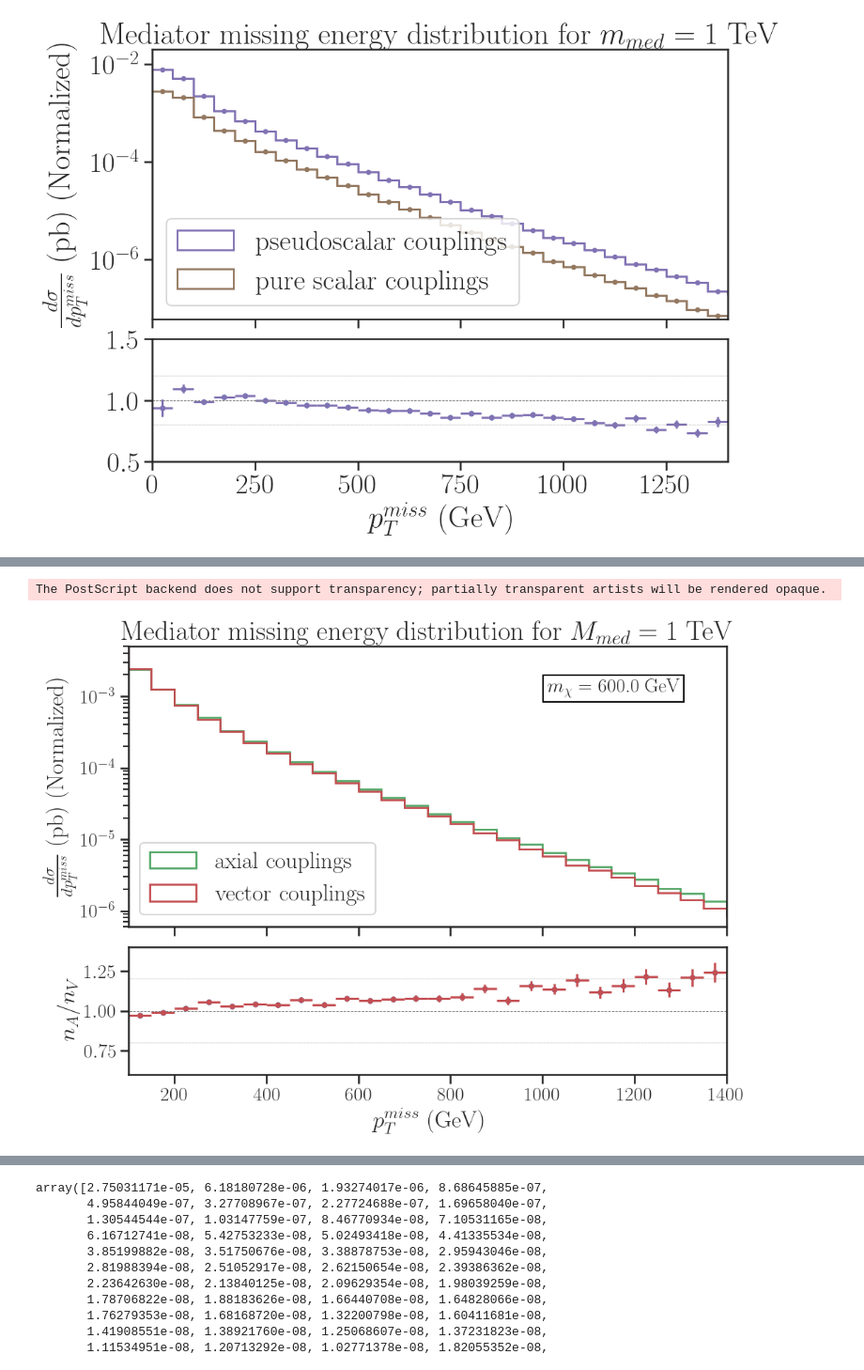
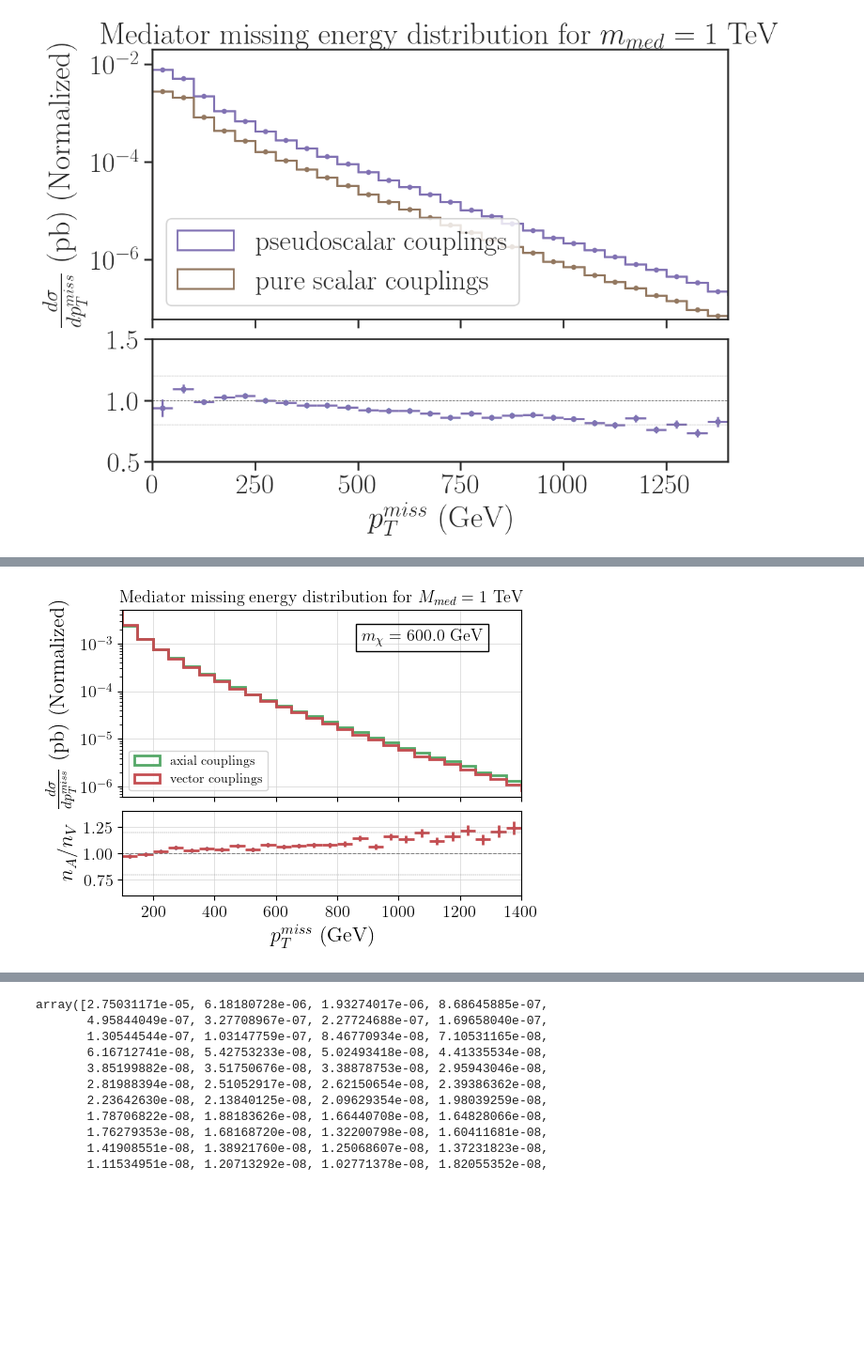
Before and after one commit to andlessa/MonoXSMS, a Jupyter notebook: notebooks/PlotPT-MediatorLHE.ipynb, the cells around one changed output, grey strips where cells are left out. Shown at 94% size. Drawn from its saved outputs; the diff is of its cells as text; code cells hidden in the pictures; blank space fills up the shorter version.

```diff
--- a/notebooks/PlotPT-MediatorLHE.ipynb
+++ b/notebooks/PlotPT-MediatorLHE.ipynb
@@ -528,5 +522,5 @@ The PostScript backend does not support transparency; partially transparent arti
 # %%
-figs, ax = plt.subplots(2,sharex=True, gridspec_kw = {'height_ratios':[2.2, 1]},figsize=(14,10))
+figs, ax = plt.subplots(2,sharex=True, gridspec_kw = {'height_ratios':[2.2, 1]})
 plt.subplots_adjust(left=0.12, bottom=0.12, right=0.97, top=None, wspace=None, hspace=0.1)
 
 k = totalweight['pseudoscalar_run04']/totalweight['scalar_run04']
@@ -568,11 +562,11 @@ ax[0].set_yscale('log')
 ax[0].set_ylim(6e-7,3e-3)
 ax[0].set_ylabel(r'$\frac{d\sigma}{d p_T^{miss}}$ (pb) (Normalized)')
 ax[0].set_xlim(100,1400)
-ax[0].legend(loc='lower left', fontsize=22)
+ax[0].legend(loc='lower left')
 ax[0].set_title(r'Mediator missing energy distribution for $M_{med} = 1$ TeV')
 
-ax[0].text(0.7,3,r'$m_{\chi} =$ %.1f GeV' %parameters['scalar_run04']['mDM'],
-           fontsize=20,bbox=dict(facecolor='none', edgecolor='black'),transform = plt.gca().transAxes)
+ax[0].text(0.5,3,r'$m_{\chi} =$ %.1f GeV' %parameters['scalar_run04']['mDM'],
+           bbox=dict(facecolor='none', edgecolor='black'),transform = plt.gca().transAxes)
 
 ax[0].tick_params()
 ax[1].tick_params()
@@ -584,6 +578,6 @@ ax[1].set_xlabel(r'$p_T^{miss}$ (GeV)')
 ax[1].set_ylabel(r'$n_{S}/n_{P}$')
 
 
-plt.savefig('plot-s-ps-bias-mdm600.png', dpi=600)
+plt.savefig('plot-s-ps-bias-mdm600-v2.png', dpi=600)
 plt.show()
 # %% [output]
@@ -591,5 +585,5 @@ plt.show()
 # %%
-figs, ax = plt.subplots(2,sharex=True, gridspec_kw = {'height_ratios':[2.2, 1]},figsize=(14,10))
+figs, ax = plt.subplots(2,sharex=True, gridspec_kw = {'height_ratios':[2.2, 1]})
 plt.subplots_adjust(left=0.12, bottom=0.12, right=0.97, top=None, wspace=None, hspace=0.1)
 
 k = totalweight['vector_run03']/totalweight['axial_run03']
@@ -633,11 +627,11 @@ ax[0].set_yscale('log')
 ax[0].set_ylim(2e-7,3e-3)
 ax[0].set_ylabel(r'$\frac{d\sigma}{d p_T^{miss}}$ (pb) (Normalized)')
 ax[0].set_xlim(100,1400)
-ax[0].legend(loc='lower left', fontsize=22)
+ax[0].legend(loc='lower left')
 ax[0].set_title(r'Mediator missing energy distribution for $M_{med} = 1$ TeV')
 
-ax[0].text(0.7,3,r'$m_{\chi} =$ %.1f GeV' %parameters['axial_run03']['mDM'],
-           fontsize=20,bbox=dict(facecolor='none', edgecolor='black'),transform = plt.gca().transAxes)
+ax[0].text(0.6,3,r'$m_{\chi} =$ %.1f GeV' %parameters['axial_run03']['mDM'],
+           bbox=dict(facecolor='none', edgecolor='black'),transform = plt.gca().transAxes)
 
 ax[0].tick_params()
 ax[1].tick_params()
@@ -647,6 +641,6 @@ ax[1].set_ylim(.6,1.4)
 ax[1].set_xlabel(r'$p_T^{miss}$ (GeV)')
 ax[1].set_ylabel(r'$n_{A}/n_{V}$')
 
-plt.savefig('plot-v-av-mxd400.png', dpi=600)
+plt.savefig('plot-v-av-mxd400-v2.png', dpi=600)
 plt.show()
 # %% [output]
@@ -654,5 +648,5 @@ plt.show()
 # %%
-figs, ax = plt.subplots(2,sharex=True, gridspec_kw = {'height_ratios':[2.2, 1]},figsize=(10,8))
+figs, ax = plt.subplots(2,sharex=True, gridspec_kw = {'height_ratios':[2.2, 1]})
 plt.subplots_adjust(left=0.12, bottom=0.12, right=0.97, top=None, wspace=None, hspace=0.1)
 
 k = totalweight['vector_run04']/totalweight['axial_run04']
@@ -676,43 +670,42 @@ for label,metPts in met.items():
         bincVec, _ = np.histogram(metPts,bins=binEdges,weights=weights[label])
         errorVec2, _ = np.histogram(metPts,bins=binEdges,weights=weights[label]**2)
         errorVec = np.sqrt(errorVec2)
 
 
 
 ratio = k*bincAx/bincVec
 ratioErr = np.sqrt(errorAx**2 + ratio**2 * errorVec**2)/bincVec
 binCenter = (binEdges[0:-1]+binEdges[1:])/2.
 errorh = (np.diff(binEdges+[2000.])/2).tolist()
 
 ax[1].scatter(binCenter, ratio, marker='.')
 ax[1].errorbar(binCenter,ratio, xerr = errorh, yerr=ratioErr, fmt='.', color=colors['vector_run04'])
 ax[1].hlines(y=1, xmin=0, xmax=2000., linestyle='--', color='gray', linewidth=0.7)
 ax[1].hlines(y=1.2, xmin=0, xmax=2000., linestyle='--', color='gray', linewidth=0.3)
 ax[1].hlines(y=0.8, xmin=0, xmax=2000., linestyle='--', color='gray', linewidth=0.3)
 
 
 ax[0].set_yscale('log')
 ax[0].set_ylim(6e-7,5e-3)
-ax[0].set_ylabel(r'$\frac{d\sigma}{d p_T^{miss}}$ (pb) (Normalized)', fontsize=24)
+ax[0].set_ylabel(r'$\frac{d\sigma}{d p_T^{miss}}$ (pb) (Normalized)')
 ax[0].set_xlim(100,1400)
-ax[0].legend(loc='lower left', fontsize=24)
-ax[0].set_title(r'Mediator missing energy distribution for $M_{med} = 1$ TeV', fontsize=28)
+ax[0].legend(loc='lower left')
+ax[0].set_title(r'Mediator missing energy distribution for $M_{med} = 1$ TeV')
 
-ax[0].text(0.7,3,r'$m_{\chi} =$ %.1f GeV' %parameters['axial_run04']['mDM'],
-           fontsize=20,bbox=dict(facecolor='none', edgecolor='black'),transform = plt.gca().transAxes)
+ax[0].text(0.6,3,r'$m_{\chi} =$ %.1f GeV' %parameters['axial_run04']['mDM'],
+           bbox=dict(facecolor='none', edgecolor='black'),transform = plt.gca().transAxes)
 
-ax[0].tick_params(labelsize=20)
-ax[1].tick_params(labelsize=20)
+ax[0].tick_params()
+ax[1].tick_params()
 
 ax[1].set_xlim(100,1400)
 ax[1].set_ylim(.6,1.4)
-ax[1].set_xlabel(r'$p_T^{miss}$ (GeV)', fontsize=24)
-ax[1].set_ylabel(r'$n_{A}/n_{V}$', fontsize=24)
+ax[1].set_xlabel(r'$p_T^{miss}$ (GeV)')
+ax[1].set_ylabel(r'$n_{A}/n_{V}$')
 
 
-plt.savefig('plot-v-av-mxd600.eps', format='eps')
+plt.savefig('plot-v-av-mxd600-v2.png')
 plt.show()
 # %% [output]
-The PostScript backend does not support transparency; partially transparent artists will be rendered opaque.
-[figure, old version]
+[figure, new version]
 # %%
```
Also changed, not shown: parts of 7 cells of this notebook, 11 other files.
